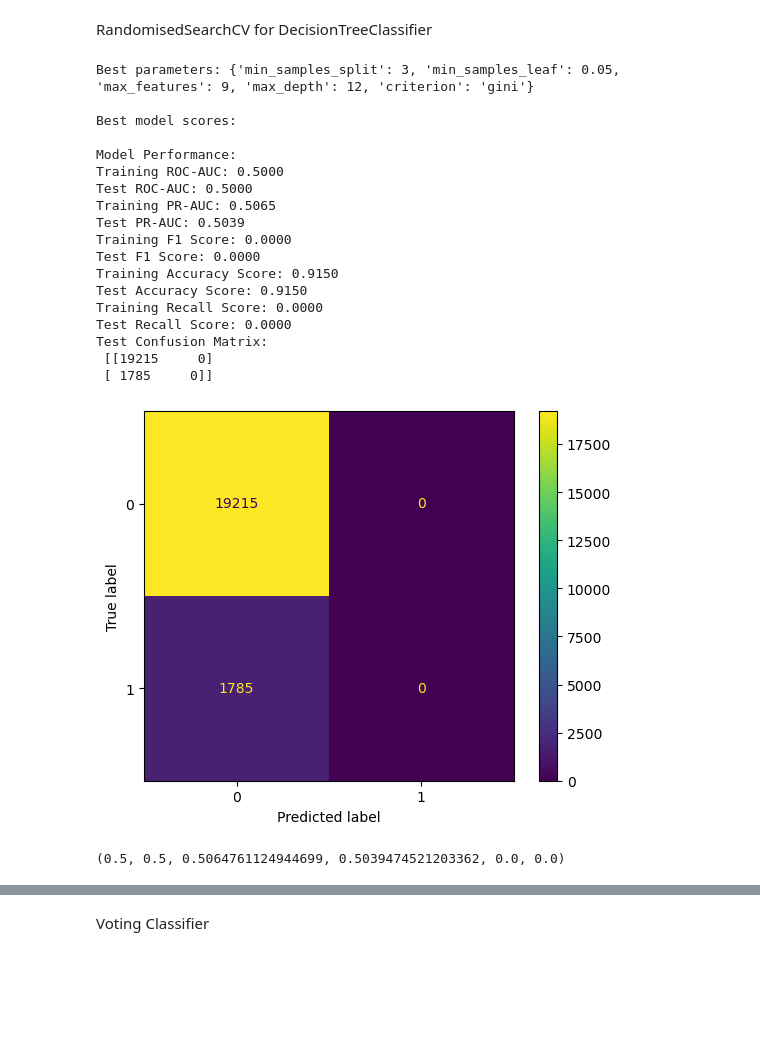
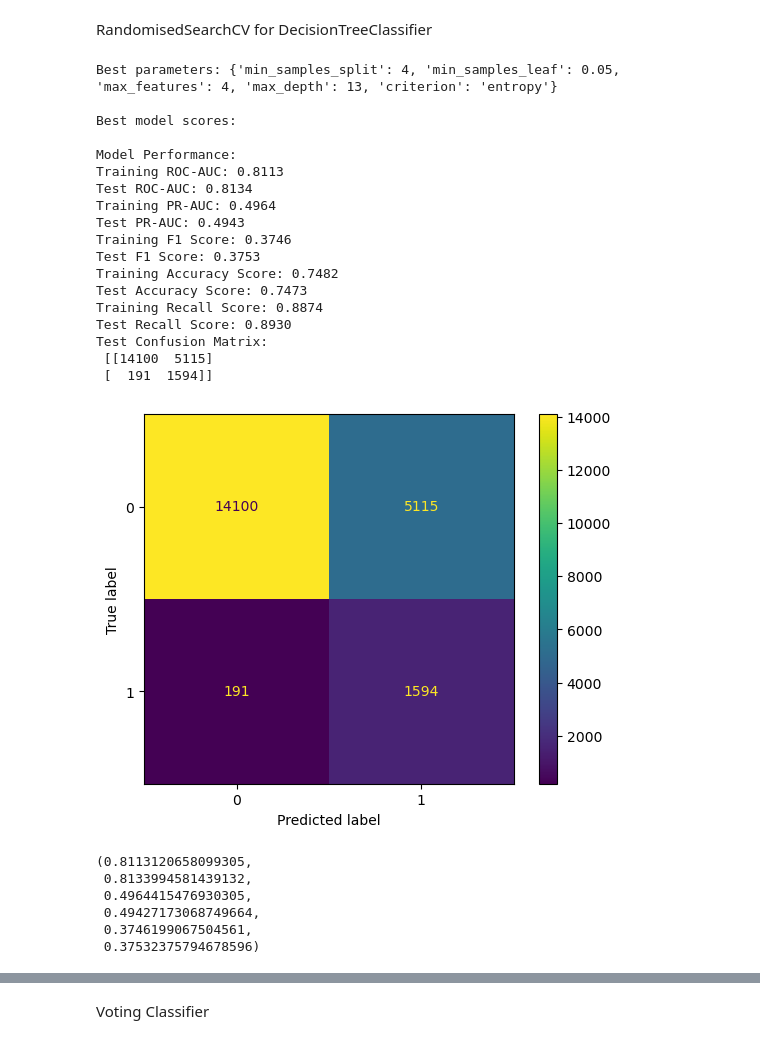
Before and after one commit to kasia-sko/ML, a Jupyter notebook: projekt_1/budowa_krok_2_1.ipynb, the cells around one changed output, grey strips where cells are left out. Saved outputs shown, nothing was run; the diff lists cells and outputs as text; code cells hidden in the pictures; blank space fills up the shorter version.

Commit message:
class balanced

```diff
--- a/projekt_1/budowa_krok_2_1.ipynb
+++ b/projekt_1/budowa_krok_2_1.ipynb
@@ -464,47 +489,52 @@ param_dist = {
     "max_depth" : range(2, 20),
     "max_features" : range(2, 10),
     "min_samples_split" : range(2, 20),
     'min_samples_leaf': [0.05, 0.1, 0.15, 0.2],
     'criterion': ['gini', 'entropy']
 }
-dt = DecisionTreeClassifier(random_state=42)
+dt = DecisionTreeClassifier(class_weight='balanced')
 scoring = {
     'roc_auc': 'roc_auc',
     'f1_score': 'f1',
     'pr_auc': make_scorer(pr_auc_scorer),
     'recall': 'recall'
 }
 
 random_search = RandomizedSearchCV(estimator=dt, param_distributions=param_dist, n_iter=10,
                                    cv=5, scoring=scoring, random_state=42, n_jobs=-1, refit='recall')
 
 random_search.fit(X_train_transformed_df, y_train)
 
 print("Best parameters:", random_search.best_params_)
 
 best_model = random_search.best_estimator_
 
 print("\nBest model scores:")
 scores_model(X_train_transformed_df, X_test_transformed_df, best_model)
 # %% [output]
-Best parameters: {'min_samples_split': 3, 'min_samples_leaf': 0.05, 'max_features': 9, 'max_depth': 12, 'criterion': 'gini'}
+Best parameters: {'min_samples_split': 4, 'min_samples_leaf': 0.05, 'max_features': 4, 'max_depth': 13, 'criterion': 'entropy'}
 
 Best model scores:
 
 Model Performance:
-Training ROC-AUC: 0.5000
-Test ROC-AUC: 0.5000
-Training PR-AUC: 0.5065
-Test PR-AUC: 0.5039
-Training F1 Score: 0.0000
-Test F1 Score: 0.0000
-Training Accuracy Score: 0.9150
-Test Accuracy Score: 0.9150
-Training Recall Score: 0.0000
-Test Recall Score: 0.0000
+Training ROC-AUC: 0.8113
+Test ROC-AUC: 0.8134
+Training PR-AUC: 0.4964
+Test PR-AUC: 0.4943
+Training F1 Score: 0.3746
+Test F1 Score: 0.3753
+Training Accuracy Score: 0.7482
+Test Accuracy Score: 0.7473
+Training Recall Score: 0.8874
+Test Recall Score: 0.8930
 Test Confusion Matrix:
- [[19215     0]
- [ 1785     0]]
+ [[14100  5115]
+ [  191  1594]]
-[figure, old version]
+[figure, new version]
-(0.5, 0.5, 0.5064761124944699, 0.5039474521203362, 0.0, 0.0)
+(0.8113120658099305,
+ 0.8133994581439132,
+ 0.4964415476930305,
+ 0.49427173068749664,
+ 0.3746199067504561,
+ 0.37532375794678596)
 # %%
```
Also changed, not shown: parts of 17 cells of this notebook.
